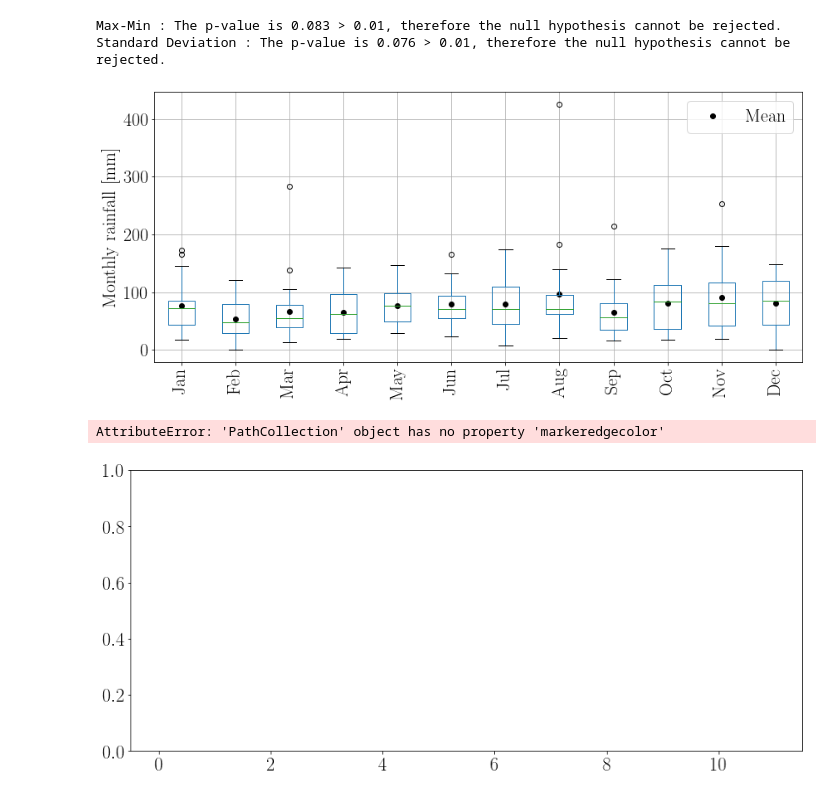
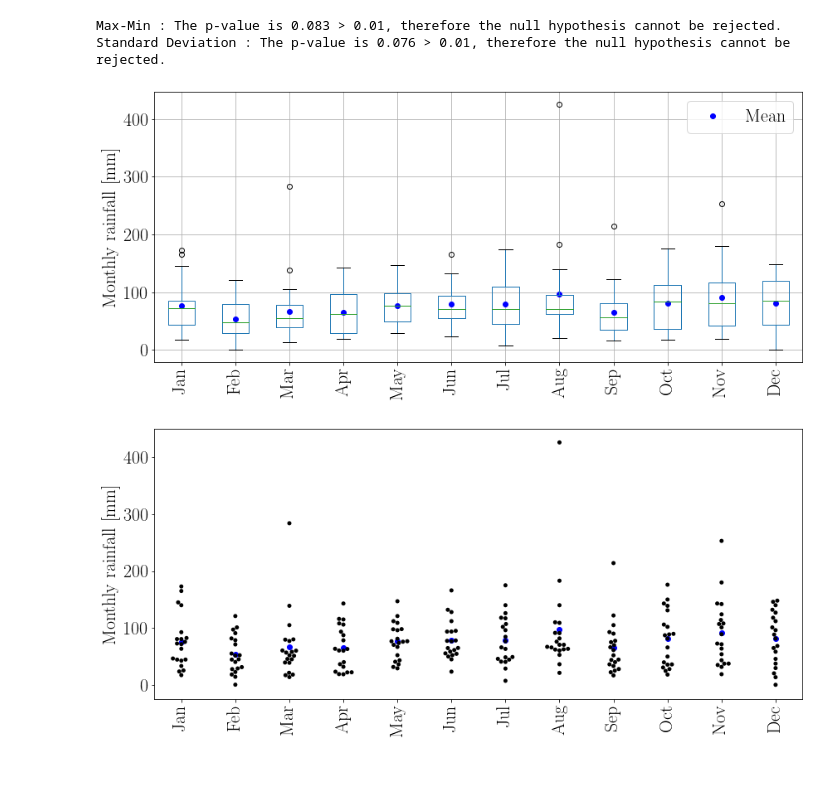
Before and after one commit to e-guenat/GVArainfall, a Jupyter notebook: MonthlyData_analysis.ipynb, the cells around one changed output. Saved outputs shown, nothing was run; the diff lists cells and outputs as text; code cells hidden in the pictures.

Commit message:
Bug fix monthly analysis

```diff
--- a/MonthlyData_analysis.ipynb
+++ b/MonthlyData_analysis.ipynb
@@ -110,7 +110,7 @@ Max-Min : The p-value is 0.083 > 0.01, therefore the null hypothesis cannot be r
 Standard Deviation : The p-value is 0.076 > 0.01, therefore the null hypothesis cannot be rejected.
 # %%
 plt.figure(figsize=(14,6))
-plt.plot(np.arange(1,13,1),df1.mean(axis=0),'ko',label='Mean')
+plt.plot(np.arange(1,13,1),df1.mean(axis=0),'bo',label='Mean')
 plt.legend()
 df1.boxplot(column=['1','2','3','4','5','6','7','8','9','10','11','12']);#, by = 'diagnosis');
 plt.xticks(np.arange(1,13,1), ['Jan', 'Feb', 'Mar', 'Apr', 'May', 'Jun', 'Jul', 'Aug', 'Sep', 'Oct', 'Nov', 'Dec'],rotation='vertical')
@@ -118,16 +118,17 @@ plt.ylabel('Monthly rainfall [mm]')
 
 plt.show()
 # %% [output]
-[figure, old version]
+[figure, new version]
 # %%
 import seaborn as sns
 plt.figure(figsize=(14,6))
-sns.swarmplot(data=df1,markeredgecolor='k');#, by = 'diagnosis');
-sns.violinplot(data=df1);#, by = 'diagnosis');
+sns.swarmplot(data=df1,color='k');#, by = 'diagnosis');
+plt.plot(np.arange(0,12,1),df1.mean(axis=0),'bo',label='Mean')
+#sns.violinplot(data=df1,markeredgecolor='k');#, by = 'diagnosis');
 #plt.xticks(np.arange(1,13,1), ['Jan', 'Feb', 'Mar', 'Apr', 'May', 'Jun', 'Jul', 'Aug', 'Sep', 'Oct', 'Nov', 'Dec'],rotation='vertical')
 plt.ylabel('Monthly rainfall [mm]')
-
+plt.xticks(np.arange(0,12,1), ['Jan', 'Feb', 'Mar', 'Apr', 'May', 'Jun', 'Jul', 'Aug', 'Sep', 'Oct', 'Nov', 'Dec'],rotation='vertical')
+plt.ylabel('Monthly rainfall [mm]')
 plt.show()
 # %% [output]
-AttributeError: 'PathCollection' object has no property 'markeredgecolor'
-[figure, old version]
+[figure, new version]
```
Also changed, not shown: parts of 2 cells of this notebook.
